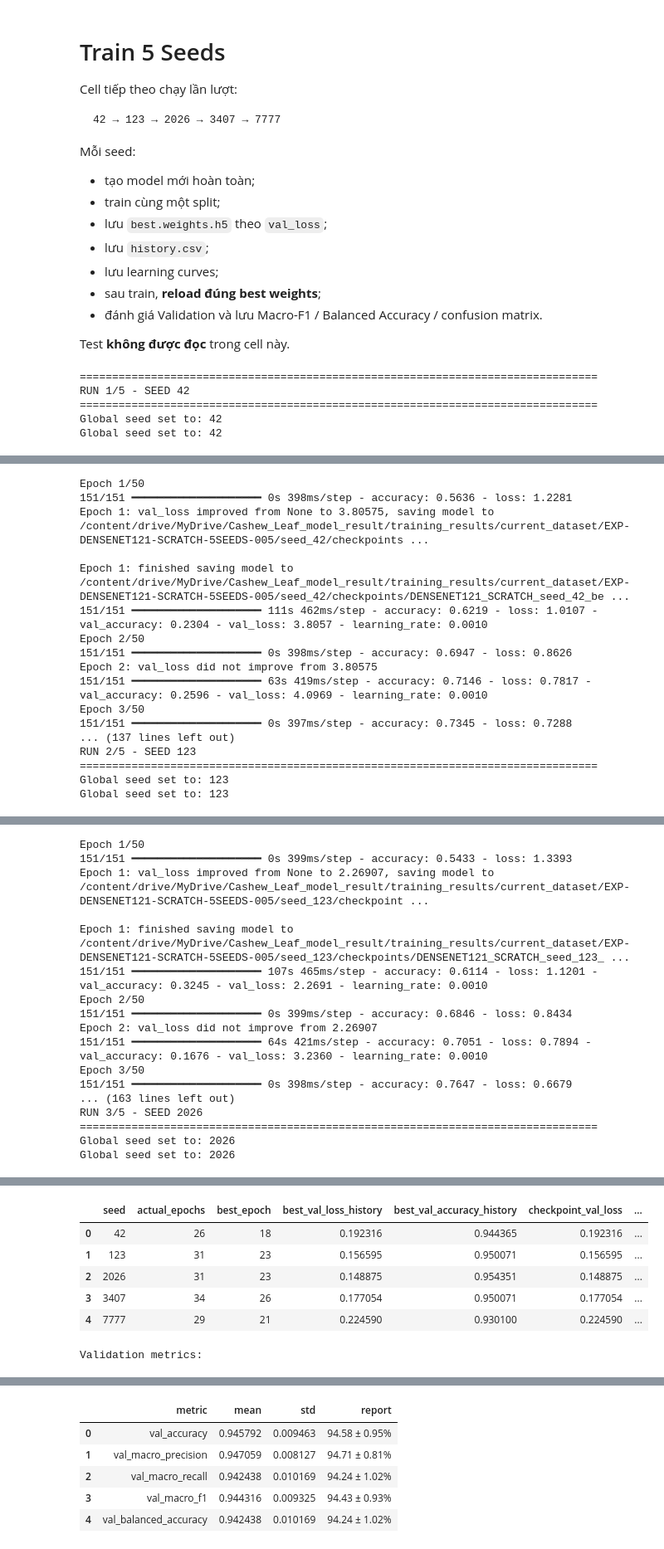
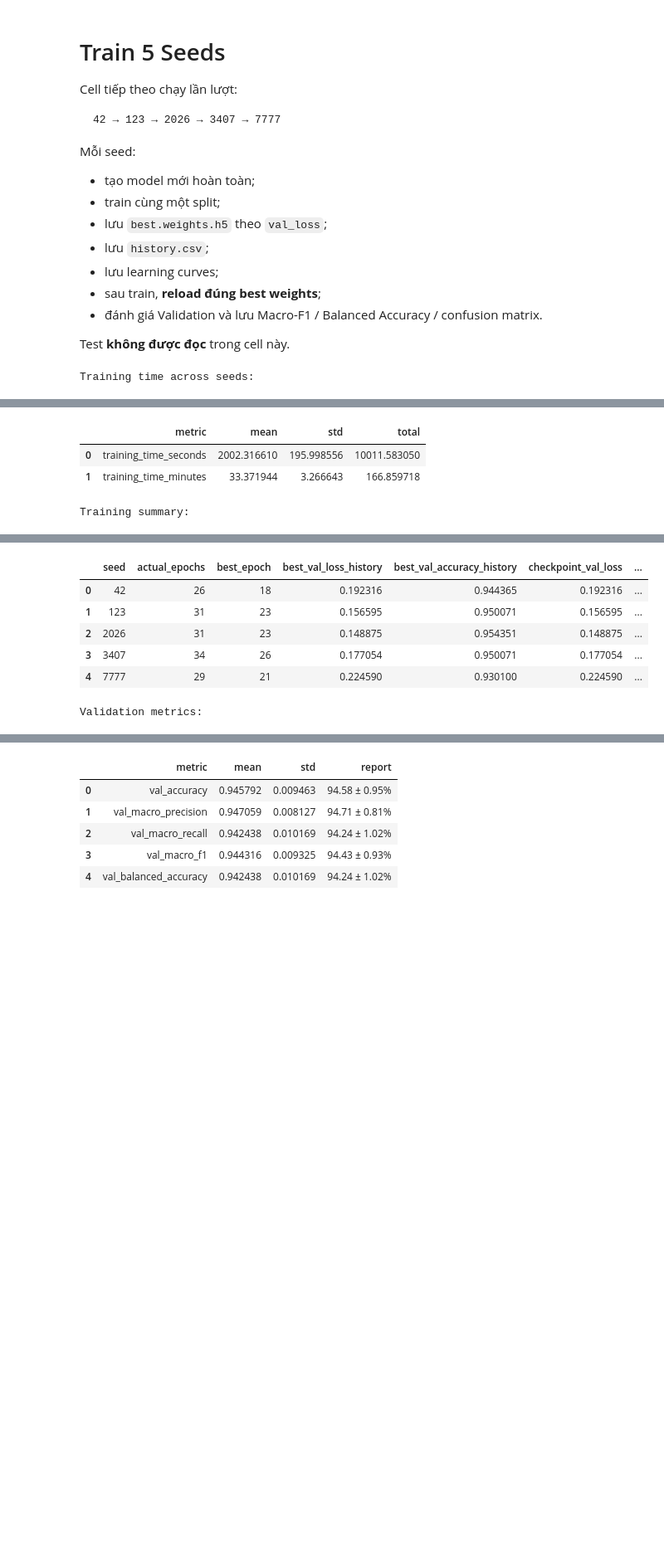
Before and after one commit to klongnguyen/KLTN_Cashew_Leaf_Disease_Classification, a Jupyter notebook: Notebook/DenseNet121/densenet121_5seed.ipynb, the cells around one changed output, grey strips where cells are left out. Shown at 83% size. Drawn from its saved outputs; the diff is of its cells as text; code cells hidden in the pictures; blank space fills up the shorter version.

```diff
--- a/Notebook/DenseNet121/densenet121_5seed.ipynb
+++ b/Notebook/DenseNet121/densenet121_5seed.ipynb
@@ -1354,7 +1771,7 @@ for run_index, seed in enumerate(SEEDS if RUN_TRAINING else [], start=1):
     # Train
     # --------------------------------------------------------
 
-    start_time = time.time()
+    start_time = time.perf_counter()
 
     history = model.fit(
         train_ds,
@@ -1364,7 +1781,7 @@ for run_index, seed in enumerate(SEEDS if RUN_TRAINING else [], start=1):
         verbose=1,
     )
 
-    training_time_seconds = time.time() - start_time
+    training_time_seconds = time.perf_counter() - start_time
 
     # --------------------------------------------------------
     # History
@@ -1599,15 +2016,17 @@ for run_index, seed in enumerate(SEEDS if RUN_TRAINING else [], start=1):
 
     fig, ax = plt.subplots(figsize=(8, 7))
 
-    ConfusionMatrixDisplay(
+    matrix_display = ConfusionMatrixDisplay(
         confusion_matrix=val_cm,
         display_labels=CLASS_NAMES
     ).plot(
         ax=ax,
-        cmap="Blues",
+        cmap=MATRIX_CMAP,
         values_format="d",
         colorbar=False
     )
+    for label in matrix_display.text_.ravel():
+        label.set_color("black")
 
     plt.title(
         f"Validation Confusion Matrix - Seed {seed}"
@@ -1718,14 +2137,22 @@ if RUN_TRAINING:
     training_summary_df.to_csv(AGGREGATE_DIR / "training_summary_5seeds.csv", index=False)
     validation_results_df.to_csv(AGGREGATE_DIR / "validation_results_5seeds.csv", index=False)
 
+# Wall time around model.fit includes epoch validation and callbacks.
+training_times = training_summary_df["training_time_seconds"]
+training_time_summary = pd.DataFrame({
+    "metric": ["training_time_seconds", "training_time_minutes"],
+    "mean": [training_times.mean(), training_times.mean() / 60],
+    "std": [training_times.std(ddof=1), training_times.std(ddof=1) / 60],
+    "total": [training_times.sum(), training_times.sum() / 60],
+})
+training_time_summary.to_csv(AGGREGATE_DIR / "training_time_mean_std_summary.csv", index=False)
+print("\nTraining time across seeds:")
+display(training_time_summary)
+
 print("\nTraining summary:")
 display(training_summary_df)
 
 print("\nValidation metrics:")
 display(validation_results_df)
 # %% [output]
-================================================================================
-RUN 1/5 - SEED 42
-================================================================================
-Global seed set to: 42
-Global seed set to: 42
+Training time across seeds:
@@ -1733,17 +2159,4 @@ Global seed set to: 42
+|  | metric | mean | std | total |
+| 0 | training_time_seconds | 2002.316610 | 195.998556 | 10011.583050 |
+| 1 | training_time_minutes | 33.371944 | 3.266643 | 166.859718 |
-Epoch 1/50
-151/151 ━━━━━━━━━━━━━━━━━━━━ 0s 398ms/step - accuracy: 0.5636 - loss: 1.2281
-Epoch 1: val_loss improved from None to 3.80575, saving model to /content/drive/MyDrive/Cashew_Leaf_model_result/training_results/current_dataset/EXP-DENSENET121-SCRATCH-5SEEDS-005/seed_42/checkpoints ...
-
-Epoch 1: finished saving model to /content/drive/MyDrive/Cashew_Leaf_model_result/training_results/current_dataset/EXP-DENSENET121-SCRATCH-5SEEDS-005/seed_42/checkpoints/DENSENET121_SCRATCH_seed_42_be ...
-151/151 ━━━━━━━━━━━━━━━━━━━━ 111s 462ms/step - accuracy: 0.6219 - loss: 1.0107 - val_accuracy: 0.2304 - val_loss: 3.8057 - learning_rate: 0.0010
-Epoch 2/50
-151/151 ━━━━━━━━━━━━━━━━━━━━ 0s 398ms/step - accuracy: 0.6947 - loss: 0.8626
-Epoch 2: val_loss did not improve from 3.80575
-151/151 ━━━━━━━━━━━━━━━━━━━━ 63s 419ms/step - accuracy: 0.7146 - loss: 0.7817 - val_accuracy: 0.2596 - val_loss: 4.0969 - learning_rate: 0.0010
-Epoch 3/50
-151/151 ━━━━━━━━━━━━━━━━━━━━ 0s 397ms/step - accuracy: 0.7345 - loss: 0.7288
-... (137 lines left out)
-RUN 2/5 - SEED 123
-================================================================================
-Global seed set to: 123
-Global seed set to: 123
+Training summary:
@@ -1751,17 +2163,7 @@ Global seed set to: 123
+|  | seed | actual_epochs | best_epoch | best_val_loss_history | best_val_accuracy_history | checkpoint_val_loss | ... |
+| 0 | 42 | 26 | 18 | 0.192316 | 0.944365 | 0.192316 | ... |
+| 1 | 123 | 31 | 23 | 0.156595 | 0.950071 | 0.156595 | ... |
+| 2 | 2026 | 31 | 23 | 0.148875 | 0.954351 | 0.148875 | ... |
+| 3 | 3407 | 34 | 26 | 0.177054 | 0.950071 | 0.177054 | ... |
+| 4 | 7777 | 29 | 21 | 0.224590 | 0.930100 | 0.224590 | ... |
-Epoch 1/50
-151/151 ━━━━━━━━━━━━━━━━━━━━ 0s 399ms/step - accuracy: 0.5433 - loss: 1.3393
-Epoch 1: val_loss improved from None to 2.26907, saving model to /content/drive/MyDrive/Cashew_Leaf_model_result/training_results/current_dataset/EXP-DENSENET121-SCRATCH-5SEEDS-005/seed_123/checkpoint ...
-
-Epoch 1: finished saving model to /content/drive/MyDrive/Cashew_Leaf_model_result/training_results/current_dataset/EXP-DENSENET121-SCRATCH-5SEEDS-005/seed_123/checkpoints/DENSENET121_SCRATCH_seed_123_ ...
-151/151 ━━━━━━━━━━━━━━━━━━━━ 107s 465ms/step - accuracy: 0.6114 - loss: 1.1201 - val_accuracy: 0.3245 - val_loss: 2.2691 - learning_rate: 0.0010
-Epoch 2/50
-151/151 ━━━━━━━━━━━━━━━━━━━━ 0s 399ms/step - accuracy: 0.6846 - loss: 0.8434
-Epoch 2: val_loss did not improve from 2.26907
-151/151 ━━━━━━━━━━━━━━━━━━━━ 64s 421ms/step - accuracy: 0.7051 - loss: 0.7894 - val_accuracy: 0.1676 - val_loss: 3.2360 - learning_rate: 0.0010
-Epoch 3/50
-151/151 ━━━━━━━━━━━━━━━━━━━━ 0s 398ms/step - accuracy: 0.7647 - loss: 0.6679
-... (163 lines left out)
-RUN 3/5 - SEED 2026
-================================================================================
-Global seed set to: 2026
-Global seed set to: 2026
+Validation metrics:
@@ -1822,7 +2169,0 @@ Training summary:
-|  | seed | actual_epochs | best_epoch | best_val_loss_history | best_val_accuracy_history | checkpoint_val_loss | ... |
-| 0 | 42 | 26 | 18 | 0.192316 | 0.944365 | 0.192316 | ... |
-| 1 | 123 | 31 | 23 | 0.156595 | 0.950071 | 0.156595 | ... |
-| 2 | 2026 | 31 | 23 | 0.148875 | 0.954351 | 0.148875 | ... |
-| 3 | 3407 | 34 | 26 | 0.177054 | 0.950071 | 0.177054 | ... |
-| 4 | 7777 | 29 | 21 | 0.224590 | 0.930100 | 0.224590 | ... |
-Validation metrics:
```
Also changed, not shown: parts of 18 cells of this notebook, 2 other files.
